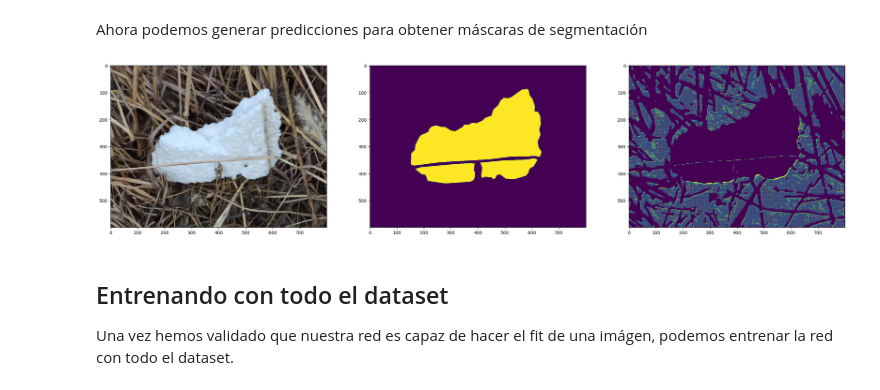
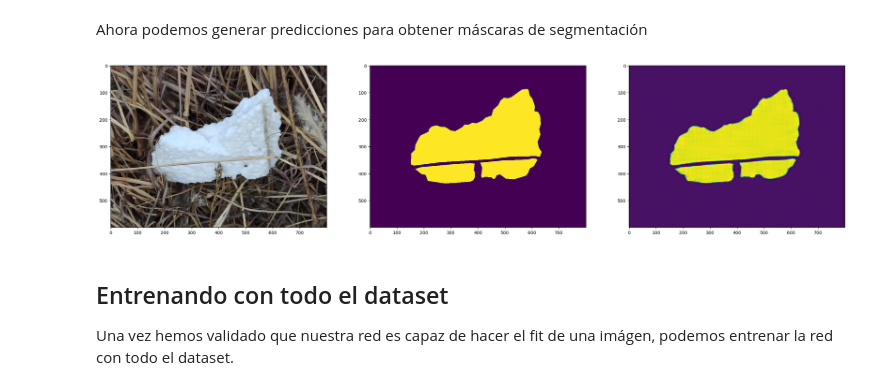
Before and after one commit to RodBasilio/Repsitorio-Sis421-RAB, a Jupyter notebook: Parciales/2do Parcial/2_Segmentacion_RWAB/cv_segmentacion_Rodrigo Walter Andre Basilio.ipynb, the cells around one changed output. Saved outputs shown, nothing was run; the diff lists cells and outputs as text; code cells hidden in the pictures.

```diff
--- a/Parciales/2do Parcial/2_Segmentacion_RWAB/cv_segmentacion_Rodrigo Walter Andre Basilio.ipynb
+++ b/Parciales/2do Parcial/2_Segmentacion_RWAB/cv_segmentacion_Rodrigo Walter Andre Basilio.ipynb
@@ -249,7 +214,7 @@ Para comprobar que todo funciona vamos a hacer el fit de una sola muestra. Para
 # %%
 device = "cuda" if torch.cuda.is_available() else "cpu"
 
-def fit(model, X, y, epochs=1, lr=3e-4):
+def fit(model, X, y, epochs=100, lr=3e-4):
     optimizer = torch.optim.Adam(model.parameters(), lr=lr)
     criterion = torch.nn.BCEWithLogitsLoss()
     model.to(device)
@@ -265,7 +230,7 @@ def fit(model, X, y, epochs=1, lr=3e-4):
 # %%
 img_array = np.array(img)
 mask_tensor = torch.tensor(mask).unsqueeze(0).unsqueeze(0)
-img_tensor = torch.tensor(img_array.transpose(2, 0, 1)).unsqueeze(0)
+img_tensor = torch.tensor(img_array.transpose(2, 0, 1), dtype=torch.float32).unsqueeze(0)
 mask_tensor = mask_tensor.repeat(1, 3, 1, 1)
 
 img_tensor.shape, mask_tensor.shape
@@ -274,5 +239,5 @@ img_tensor.shape, mask_tensor.shape
 # %%
 img_tensor = img_tensor.float()
 
-fit(model, img_tensor, mask_tensor, epochs=20)
+fit(model, img_tensor, mask_tensor, epochs=50)
 # %% [output]
@@ -316,7 +278,7 @@ def iou(outputs, labels):
         ious.append(iou.mean().item())
     return np.mean(ious)
 # %%
-def fit(model, X, y, epochs=1, lr=1e-3):
+def fit(model, X, y, epochs=100, lr=1e-3):
     optimizer = torch.optim.Adam(model.parameters(), lr=lr)
     criterion = torch.nn.BCEWithLogitsLoss()
     model.to(device)
@@ -355,16 +317,20 @@ Ahora podemos generar predicciones para obtener máscaras de segmentación
 # %%
 model.eval()
 with torch.no_grad():
     output = model(img_tensor.to(device))[0]
-    pred_mask = torch.argmax(output, axis=0)
+    pred_mask = torch.sigmoid(output)
 
+# Obtener la máscara predicha en escala de grises
+pred_mask_gray = torch.mean(pred_mask, dim=0)
+
+# Mostrar las imágenes
 fig, (ax1, ax2, ax3) = plt.subplots(1, 3, figsize=(30,10))
 ax1.imshow(img)
 ax2.imshow(mask)
-ax3.imshow(pred_mask.squeeze().cpu().numpy())
+ax3.imshow(pred_mask_gray.cpu().numpy())
 plt.show()
 # %% [output]
-[figure, old version]
+[figure, new version]
 # %% [markdown]
 ## Entrenando con todo el dataset
 
```
Also changed, not shown: parts of 18 cells of this notebook.
